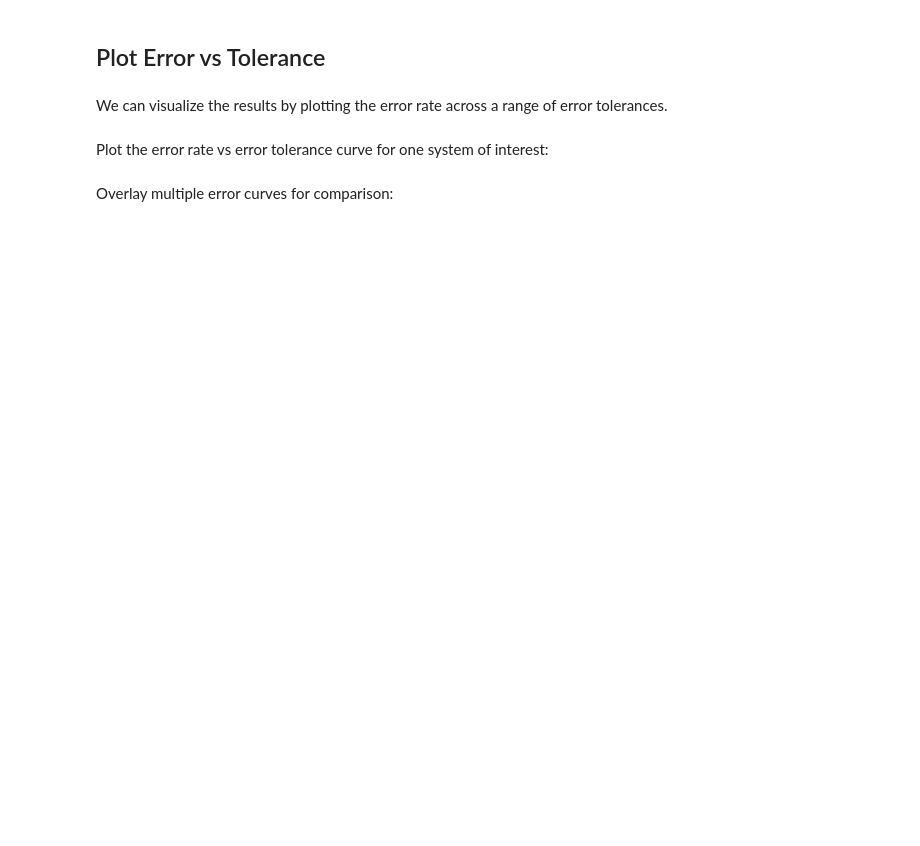
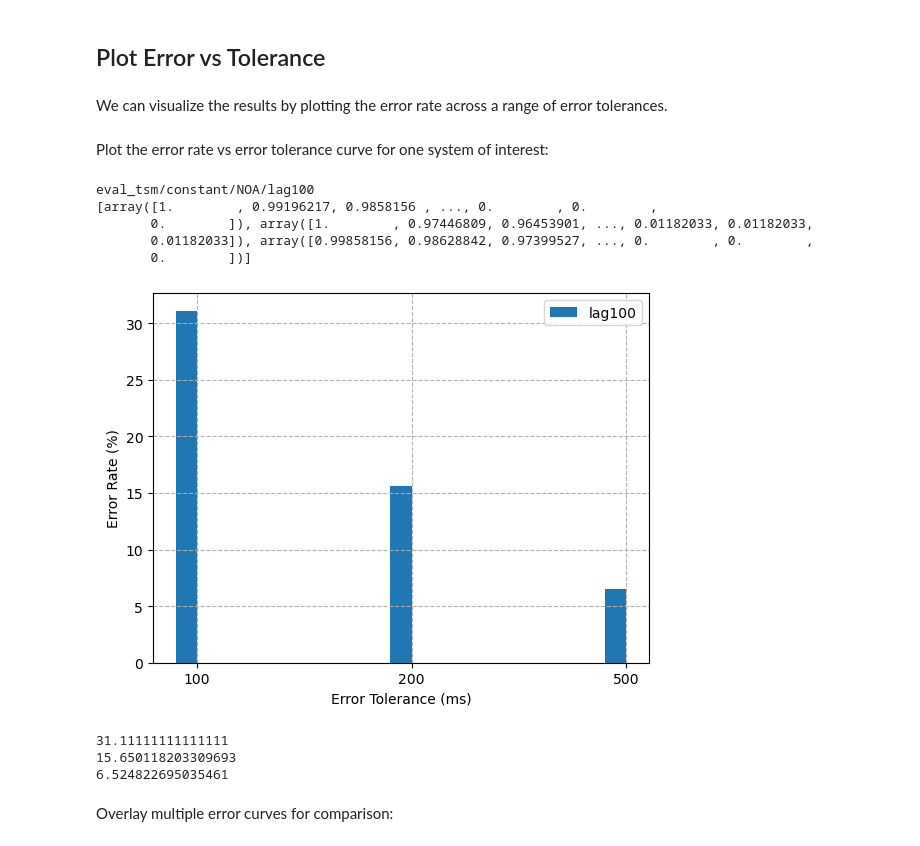
Before and after one commit to HMC-MIR/PianoConcertoAccompaniment, a Jupyter notebook: 04_Evaluate.ipynb, the cells around one changed output. Cells and saved outputs as stored; diff of their text form; code cells hidden in the pictures; blank space fills up the shorter version.

```diff
--- a/04_Evaluate.ipynb
+++ b/04_Evaluate.ipynb
@@ -34,0 +28,11 @@ eval_tools.calcAlignErrors_batch(exp_dir, scenarios_dir, eval_dir, '', tsm = tsm
+# %%
+for mode_idx in range(len(modes)):
+    for system_idx in range(len(systems)):
+        exp_dir = f'experiments/{modes[mode_idx]}/{systems[system_idx]}'
+        scenarios_dir = f'scenarios/{modes[mode_idx]}'
+        eval_dir = f'eval{"_tsm" if tsm else ""}/' + exp_dir[12:] # exp_dir[12:] is the relative path to the experiment directory
+        print(f"Evaluating {exp_dir}, saving to {eval_dir}")
+        for lag_idx in range(len(lags)):
+            lag = lags[lag_idx]
+            eval_dir_with_lag = eval_dir + f'/lag{lag}'
+            eval_tools.calcAlignErrors_batch(exp_dir, scenarios_dir, eval_dir_with_lag, '', tsm = tsm, lag = lag)
@@ -37,7 +51,7 @@ eval_tools.calcAlignErrors_batch(exp_dir, scenarios_dir, eval_dir, '', tsm = tsm
 # %% [markdown]
 We can visualize the results by plotting the error rate across a range of error tolerances.
 # %%
-def plotErrorVsTolerance(eval_dirs, maxTol, savefile = None, style='bar', bar_tols=[100, 200, 500, 1000, 2000]):
+def plotErrorVsTolerance(eval_dirs, maxTol, savefile = None, style='bar', tols = None, bar_tols=None):
     '''
     Plots the error rate across a range of error tolerances.
 
@@ -46,7 +60,8 @@ def plotErrorVsTolerance(eval_dirs, maxTol, savefile = None, style='bar', bar_to
     maxTol: maximum error tolerance to consider (in milliseconds)
     savefile: if specified, will save the figure to the given filepath
     style: 'bar' or 'line'
-    tols: list of error tolerances to plot if using 'bar'
+    tols: list of error tolerances to evaluate at
+    bar_tols: list of error tolerances to plot if using 'bar'
     '''
 
     errRates_list = []
@@ -63,17 +78,20 @@ def plotErrorVsTolerance(eval_dirs, maxTol, savefile = None, style='bar', bar_to
             errs = np.append(errs, d[scenario_id][0])
 
         # calculate error rates
-        errRates = np.zeros(maxTol+1)
-        tols = np.arange(maxTol+1)
-        for j in tols:
-            errRates[j] = np.mean(np.abs(errs) > j/1000)
+        if tols is None:
+            tols = np.arange(maxTol+1)
+        if bar_tols is None:
+            bar_tols = tols
+        errRates = np.zeros(len(tols))
+        for j in range(len(tols)):
+            errRates[j] = np.mean(np.abs(errs) > tols[j]/1000)
         errRates_list.append(errRates)
 
         if style == 'line':
             plt.plot(tols, errRates * 100.0)
         elif style == 'bar':
             bar_width = 0.1
-            errs = [errRates[tol] * 100.0 for tol in bar_tols]
+            errs = [errRates[tol] * 100.0 for tol in range(len(bar_tols))]
             pos = np.arange(len(errs)) + i * bar_width
             # hard code for main results figure
             #plt.bar(pos, errs, width=bar_width, label=os.path.basename(eval_dir), color = color[i])
@@ -93,11 +111,24 @@ def plotErrorVsTolerance(eval_dirs, maxTol, savefile = None, style='bar', bar_to
 Plot the error rate vs error tolerance curve for one system of interest:
 # %%
 maxTol = 5000 # in milliseconds
-tsm = False
-eval_dir = f'eval{"_tsm" if tsm else ""}/{modes[mode_idx]}/{systems[system_idx]}'
-errRates_list, tols = plotErrorVsTolerance([eval_dir], maxTol, savefile=False)
-for i in [100,200,500,1000,2000]:
+tsm = True
+tols = [100,200,500]
+eval_dir = f'eval{"_tsm" if tsm else ""}/{modes[0]}/{systems[1]}/lag100'
+print(eval_dir)
+print(errRates_list)
+errRates_list, tols = plotErrorVsTolerance([eval_dir], maxTol, tols = tols, savefile=False)
+for i in range(len(tols)):
     print(errRates_list[0][i]*100.0)
+# %% [output]
+eval_tsm/constant/NOA/lag100
+[array([1.        , 0.99196217, 0.9858156 , ..., 0.        , 0.        ,
+       0.        ]), array([1.        , 0.97446809, 0.96453901, ..., 0.01182033, 0.01182033,
+       0.01182033]), array([0.99858156, 0.98628842, 0.97399527, ..., 0.        , 0.        ,
+       0.        ])]
+[figure, added]
+31.11111111111111
+15.650118203309693
+6.524822695035461
 # %% [markdown]
 Overlay multiple error curves for comparison:
 # %%
```
Also changed, not shown: parts of 8 cells of this notebook, 2 other files.
